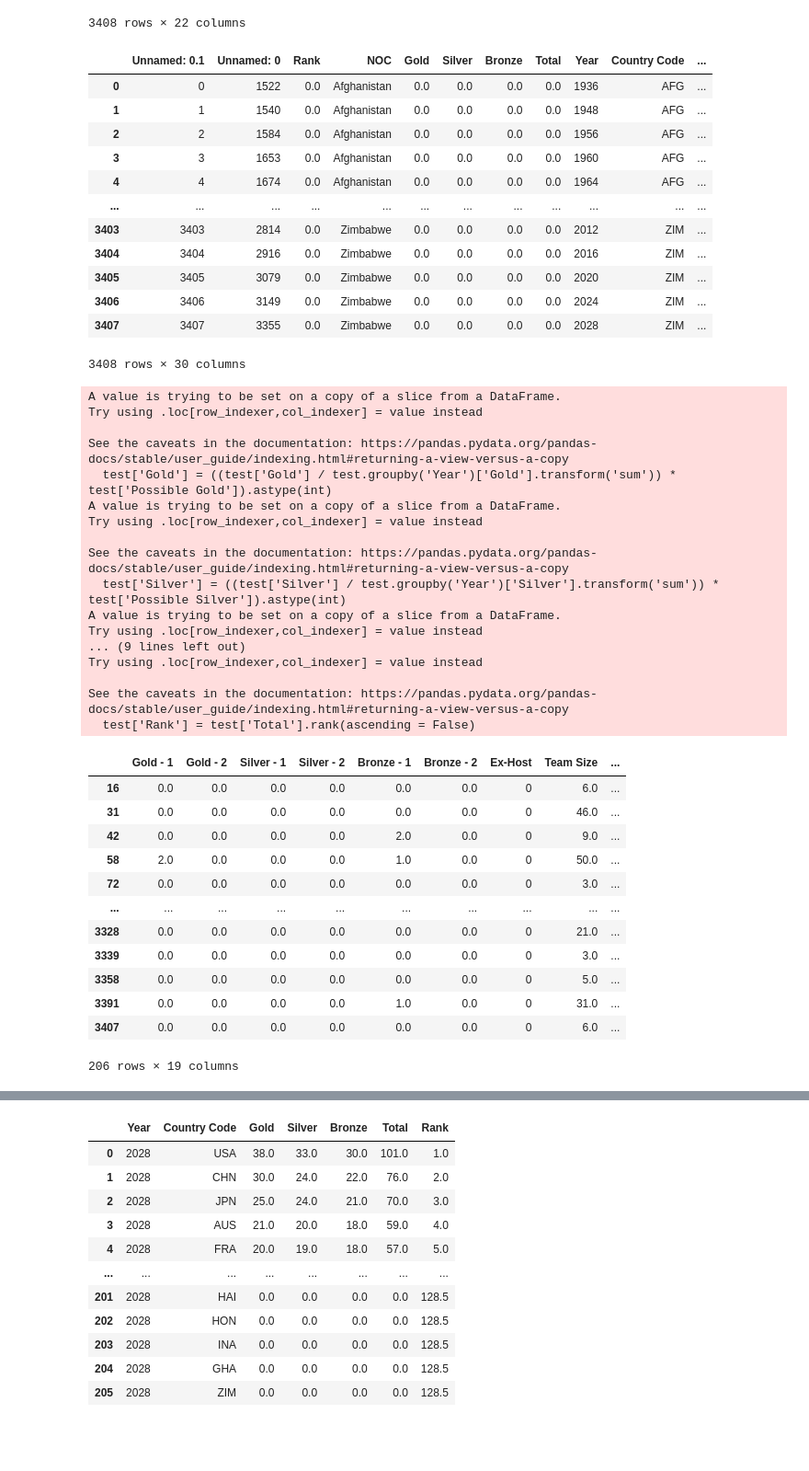
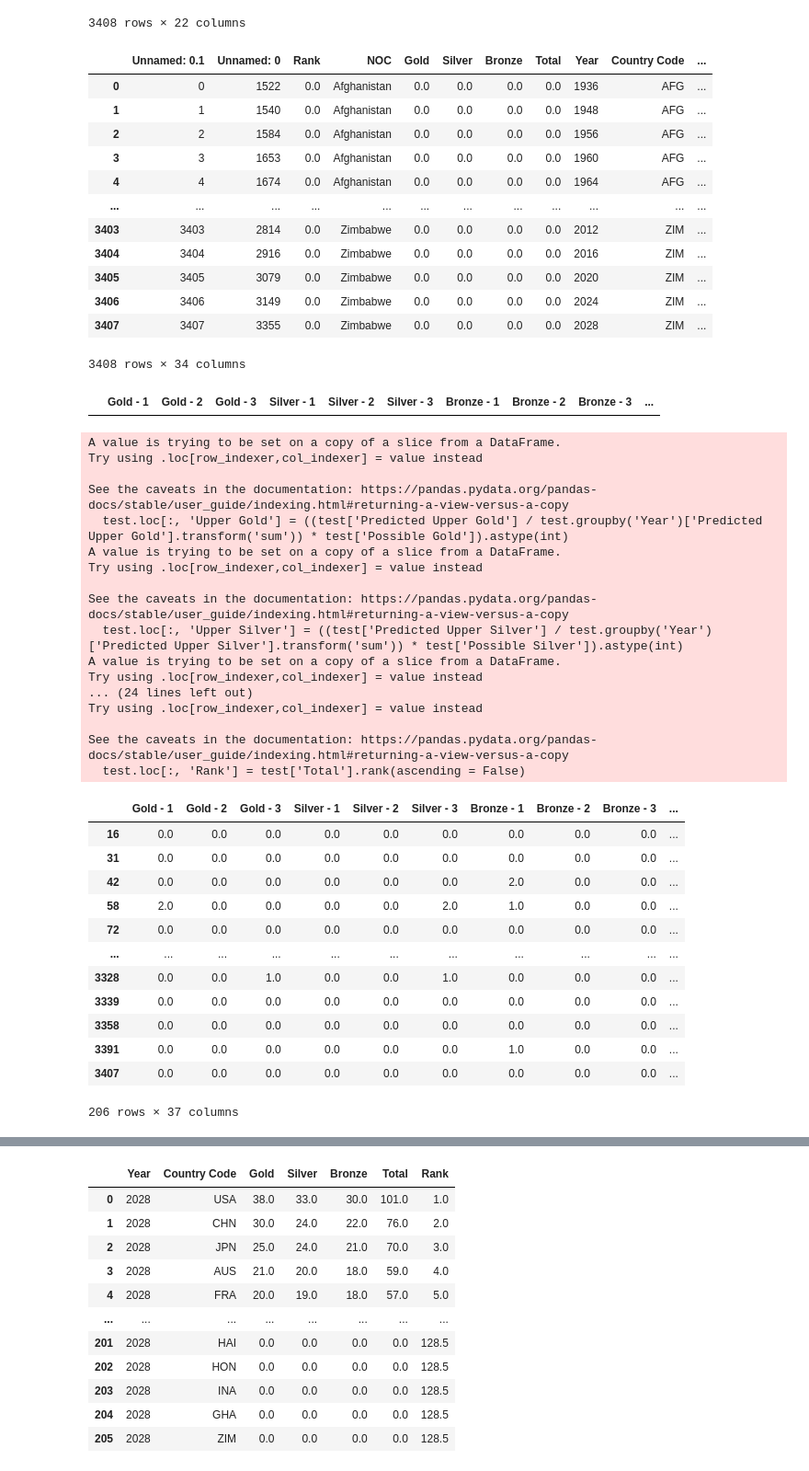
Before and after one commit to johngerving/mcm-2025, a Jupyter notebook: xgboost.ipynb, the cells around one changed output, grey strips where cells are left out. Shown at 92% size. Saved outputs shown, nothing was run; the diff lists cells and outputs as text; code cells hidden in the pictures; blank space fills up the shorter version.

```diff
--- a/xgboost.ipynb
+++ b/xgboost.ipynb
@@ -288,7 +224,7 @@ sim_data
 | 3407 | 3407 | 3355 | NaN | Zimbabwe | NaN | NaN | NaN | NaN | 2028 | ZIM | ... |
 3408 rows × 22 columns
 # %%
-n = 2
+n = 3
 
 for i in range(1, n+1):
     sim_data.loc[:, f'Gold - {i}'] = sim_data.groupby('Country Code')['Gold'].shift(periods=i)
@@ -314,67 +250,73 @@ sim_data
 | 3405 | 3405 | 3079 | 0.0 | Zimbabwe | 0.0 | 0.0 | 0.0 | 0.0 | 2020 | ZIM | ... |
 | 3406 | 3406 | 3149 | 0.0 | Zimbabwe | 0.0 | 0.0 | 0.0 | 0.0 | 2024 | ZIM | ... |
 | 3407 | 3407 | 3355 | 0.0 | Zimbabwe | 0.0 | 0.0 | 0.0 | 0.0 | 2028 | ZIM | ... |
-3408 rows × 30 columns
+3408 rows × 34 columns
 # %%
-data = sim_data[['Gold - 1', 'Gold - 2', 'Silver - 1', 'Silver - 2', 'Bronze - 1', 'Bronze - 2', 'Ex-Host', 'Team Size', 'Participated Events', '% Female', 'Year', 'Possible Gold', 'Possible Silver', 'Possible Bronze', 'Gold', 'Silver', 'Bronze']]
+data = sim_data[['Gold - 1', 'Gold - 2', 'Gold - 3', 'Silver - 1', 'Silver - 2', 'Silver - 3', 'Bronze - 1', 'Bronze - 2', 'Bronze - 3', 'Ex-Host', 'Team Size', 'Participated Events', '% Female', 'Year', 'Possible Gold', 'Possible Silver', 'Possible Bronze', 'Gold', 'Silver', 'Bronze']]
 
 train = data[data['Year'] <= 2024]
 test = data[data['Year'] >= 2028]
 
 
 X_train = train.iloc[:, :-7]
 y_train = train.iloc[:, -7:]
 y_train = y_train.iloc[:, 4:]
 
 X_test = test.iloc[:, :-7]
 
-reg = MultiOutputRegressor(Lasso(random_state=0)).fit(X_train, y_train)
+predictions = train_model(X_train, y_train, X_test, n_iterations=100)
 
-y_pred = reg.predict(X_test)
-predictions = pd.DataFrame(y_pred, columns=[['Gold', 'Silver', 'Bronze']])
+test.loc[:, ['Predicted Gold', 'Predicted Silver', 'Predicted Bronze']] = predictions.loc[:, ['Gold', 'Silver', 'Bronze']].values
+test.loc[:, ['Predicted Upper Gold', 'Predicted Upper Silver', 'Predicted Upper Bronze']] = predictions.loc[:, ['Upper Gold', 'Upper Silver', 'Upper Bronze']].values
+test.loc[:, ['Predicted Lower Gold', 'Predicted Lower Silver', 'Predicted Lower Bronze']] = predictions.loc[:, ['Lower Gold', 'Lower Silver', 'Lower Bronze']].values
 
-test.loc[:, 'Gold'] = predictions.loc[:, 'Gold'].values
-test.loc[:, 'Silver'] = predictions.loc[:, 'Silver'].values
-test.loc[:, 'Bronze'] = predictions.loc[:, 'Bronze'].values
+display(test[test.isna().any(axis=1)])
 
-test['Gold'] = ((test['Gold'] / test.groupby('Year')['Gold'].transform('sum')) * test['Possible Gold']).astype(int)
-test['Silver'] = ((test['Silver'] / test.groupby('Year')['Silver'].transform('sum')) * test['Possible Silver']).astype(int)
-test['Bronze'] = ((test['Bronze'] / test.groupby('Year')['Bronze'].transform('sum')) * test['Possible Bronze']).astype(int)
-test['Total'] = test[['Gold', 'Silver', 'Bronze']].sum(axis=1)
-test['Rank'] = test['Total'].rank(ascending = False)
+test.loc[:, 'Gold'] = ((test['Predicted Gold'] / test.groupby('Year')['Predicted Gold'].transform('sum')) * test['Possible Gold']).astype(int)
+test.loc[:, 'Silver'] = ((test['Predicted Silver'] / test.groupby('Year')['Predicted Silver'].transform('sum')) * test['Possible Silver']).astype(int)
+test.loc[:, 'Bronze'] = ((test['Predicted Bronze'] / test.groupby('Year')['Predicted Bronze'].transform('sum')) * test['Possible Bronze']).astype(int)
 
-display(test)
+test.loc[:, 'Upper Gold'] = ((test['Predicted Upper Gold'] / test.groupby('Year')['Predicted Upper Gold'].transform('sum')) * test['Possible Gold']).astype(int)
+test.loc[:, 'Upper Silver'] = ((test['Predicted Upper Silver'] / test.groupby('Year')['Predicted Upper Silver'].transform('sum')) * test['Possible Silver']).astype(int)
+test.loc[:, 'Upper Bronze'] = ((test['Predicted Upper Bronze'] / test.groupby('Year')['Predicted Upper Bronze'].transform('sum')) * test['Possible Bronze']).astype(int)
 
-# return possible_counts[['Gold', 'Silver', 'Bronze', 'Corrected Gold', 'Corrected Silver', 'Corrected Bronze']]
-# predictions = scale_predictions(y_pred, truth_counts_test)
+test.loc[:, 'Lower Gold'] = ((test['Predicted Lower Gold'] / test.groupby('Year')['Predicted Lower Gold'].transform('sum')) * test['Possible Gold']).astype(int)
+test.loc[:, 'Lower Silver'] = ((test['Predicted Lower Silver'] / test.groupby('Year')['Predicted Lower Silver'].transform('sum')) * test['Possible Silver']).astype(int)
+test.loc[:, 'Lower Bronze'] = ((test['Predicted Lower Bronze'] / test.groupby('Year')['Predicted Lower Bronze'].transform('sum')) * test['Possible Bronze']).astype(int)
+
+test.loc[:, 'Total'] = test[['Gold', 'Silver', 'Bronze']].sum(axis=1)
+test.loc[:, 'Rank'] = test['Total'].rank(ascending = False)
+
+test
 # %% [output]
+|  | Gold - 1 | Gold - 2 | Gold - 3 | Silver - 1 | Silver - 2 | Silver - 3 | Bronze - 1 | Bronze - 2 | Bronze - 3 | ... |
 A value is trying to be set on a copy of a slice from a DataFrame.
 Try using .loc[row_indexer,col_indexer] = value instead
 
 See the caveats in the documentation: https://pandas.pydata.org/pandas-docs/stable/user_guide/indexing.html#returning-a-view-versus-a-copy
-  test['Gold'] = ((test['Gold'] / test.groupby('Year')['Gold'].transform('sum')) * test['Possible Gold']).astype(int)
+  test.loc[:, 'Upper Gold'] = ((test['Predicted Upper Gold'] / test.groupby('Year')['Predicted Upper Gold'].transform('sum')) * test['Possible Gold']).astype(int)
 A value is trying to be set on a copy of a slice from a DataFrame.
 Try using .loc[row_indexer,col_indexer] = value instead
 
 See the caveats in the documentation: https://pandas.pydata.org/pandas-docs/stable/user_guide/indexing.html#returning-a-view-versus-a-copy
-  test['Silver'] = ((test['Silver'] / test.groupby('Year')['Silver'].transform('sum')) * test['Possible Silver']).astype(int)
+  test.loc[:, 'Upper Silver'] = ((test['Predicted Upper Silver'] / test.groupby('Year')['Predicted Upper Silver'].transform('sum')) * test['Possible Silver']).astype(int)
 A value is trying to be set on a copy of a slice from a DataFrame.
 Try using .loc[row_indexer,col_indexer] = value instead
-... (9 lines left out)
+... (24 lines left out)
 Try using .loc[row_indexer,col_indexer] = value instead
 
 See the caveats in the documentation: https://pandas.pydata.org/pandas-docs/stable/user_guide/indexing.html#returning-a-view-versus-a-copy
-  test['Rank'] = test['Total'].rank(ascending = False)
+  test.loc[:, 'Rank'] = test['Total'].rank(ascending = False)
-|  | Gold - 1 | Gold - 2 | Silver - 1 | Silver - 2 | Bronze - 1 | Bronze - 2 | Ex-Host | Team Size | ... |
-| 16 | 0.0 | 0.0 | 0.0 | 0.0 | 0.0 | 0.0 | 0 | 6.0 | ... |
-| 31 | 0.0 | 0.0 | 0.0 | 0.0 | 0.0 | 0.0 | 0 | 46.0 | ... |
-| 42 | 0.0 | 0.0 | 0.0 | 0.0 | 2.0 | 0.0 | 0 | 9.0 | ... |
-| 58 | 2.0 | 0.0 | 0.0 | 0.0 | 1.0 | 0.0 | 0 | 50.0 | ... |
-| 72 | 0.0 | 0.0 | 0.0 | 0.0 | 0.0 | 0.0 | 0 | 3.0 | ... |
-| ... | ... | ... | ... | ... | ... | ... | ... | ... | ... |
-| 3328 | 0.0 | 0.0 | 0.0 | 0.0 | 0.0 | 0.0 | 0 | 21.0 | ... |
-| 3339 | 0.0 | 0.0 | 0.0 | 0.0 | 0.0 | 0.0 | 0 | 3.0 | ... |
-| 3358 | 0.0 | 0.0 | 0.0 | 0.0 | 0.0 | 0.0 | 0 | 5.0 | ... |
-| 3391 | 0.0 | 0.0 | 0.0 | 0.0 | 1.0 | 0.0 | 0 | 31.0 | ... |
-| 3407 | 0.0 | 0.0 | 0.0 | 0.0 | 0.0 | 0.0 | 0 | 6.0 | ... |
+|  | Gold - 1 | Gold - 2 | Gold - 3 | Silver - 1 | Silver - 2 | Silver - 3 | Bronze - 1 | Bronze - 2 | Bronze - 3 | ... |
+| 16 | 0.0 | 0.0 | 0.0 | 0.0 | 0.0 | 0.0 | 0.0 | 0.0 | 0.0 | ... |
+| 31 | 0.0 | 0.0 | 0.0 | 0.0 | 0.0 | 0.0 | 0.0 | 0.0 | 0.0 | ... |
+| 42 | 0.0 | 0.0 | 0.0 | 0.0 | 0.0 | 0.0 | 2.0 | 0.0 | 0.0 | ... |
+| 58 | 2.0 | 0.0 | 0.0 | 0.0 | 0.0 | 2.0 | 1.0 | 0.0 | 0.0 | ... |
+| 72 | 0.0 | 0.0 | 0.0 | 0.0 | 0.0 | 0.0 | 0.0 | 0.0 | 0.0 | ... |
+| ... | ... | ... | ... | ... | ... | ... | ... | ... | ... | ... |
+| 3328 | 0.0 | 0.0 | 1.0 | 0.0 | 0.0 | 1.0 | 0.0 | 0.0 | 0.0 | ... |
+| 3339 | 0.0 | 0.0 | 0.0 | 0.0 | 0.0 | 0.0 | 0.0 | 0.0 | 0.0 | ... |
+| 3358 | 0.0 | 0.0 | 0.0 | 0.0 | 0.0 | 0.0 | 0.0 | 0.0 | 0.0 | ... |
+| 3391 | 0.0 | 0.0 | 0.0 | 0.0 | 0.0 | 0.0 | 1.0 | 0.0 | 0.0 | ... |
+| 3407 | 0.0 | 0.0 | 0.0 | 0.0 | 0.0 | 0.0 | 0.0 | 0.0 | 0.0 | ... |
-206 rows × 19 columns
+206 rows × 37 columns
```
Also changed, not shown: parts of 20 cells of this notebook, 3 other files.
